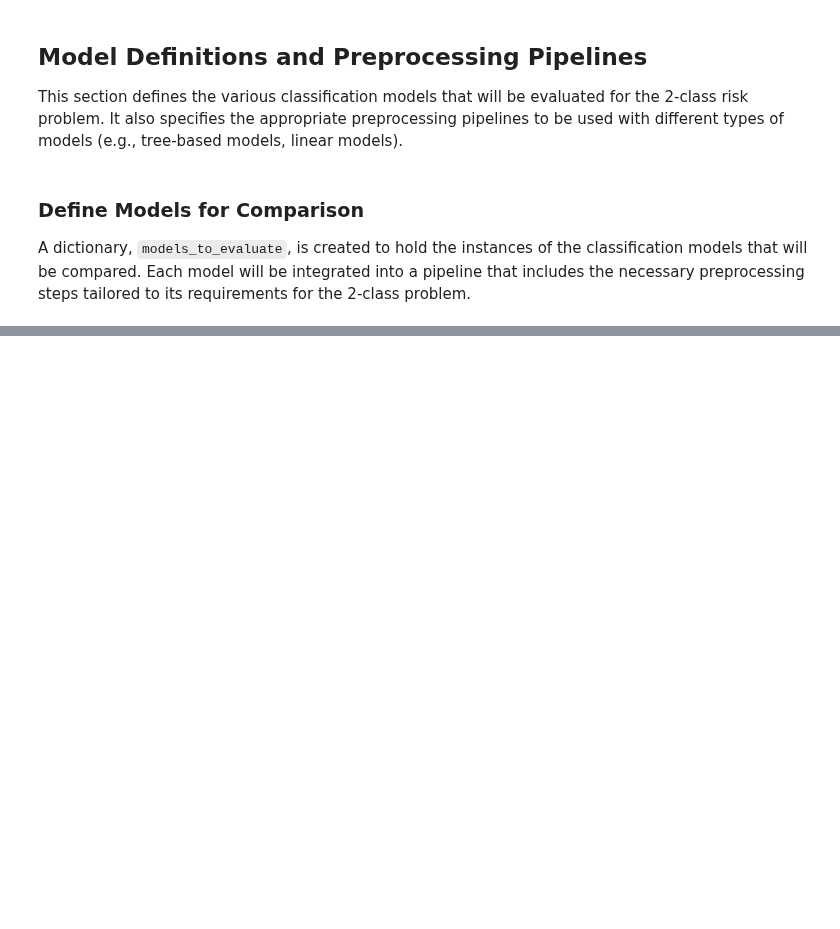
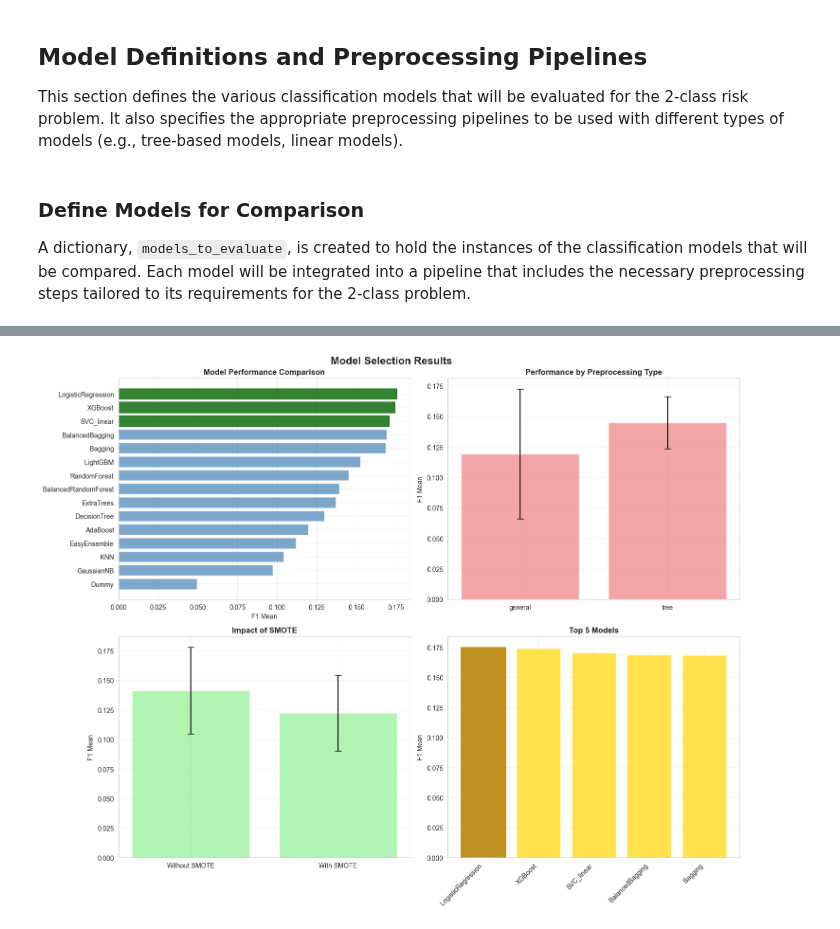
Before and after one commit to effemuraca/crime-analyzer, a Jupyter notebook: Notebooks/Classification/Modeling.ipynb, the cells around one changed output, grey strips where cells are left out. Drawn from its saved outputs; the diff is of its cells as text; code cells hidden in the pictures; blank space fills up the shorter version.

Commit message:
modeling finished

```diff
--- a/Notebooks/Classification/Modeling.ipynb
+++ b/Notebooks/Classification/Modeling.ipynb
@@ -1909,0 +666,18 @@ print("\n=== Modeling Workflow Completed ===")
+# %%
+precomputed_targets_path = os.path.join(modeling_results_dir, 'precomputed_targets.pkl')
+with open(precomputed_targets_path, 'rb') as f:
+    precomputed_targets = pickle.load(f)
+
+print(f"Precomputed targets loaded from: {precomputed_targets_path}")
+print(f"Precomputed targets for {len(precomputed_targets)} folds.")
+# print some stats
+for fold_idx, targets in precomputed_targets.items():
+    print(f"Fold {fold_idx}: Train engineered targets: {len(targets['y_train_engineered'])}, "
+          f"Validation engineered targets: {len(targets['y_val_engineered'])}")
+
+# print info about the precomputed targets (how many 1 and how many 0 in each fold)
+for fold_idx, targets in precomputed_targets.items():
+    train_counts = np.bincount(targets['y_train_engineered'])
+    val_counts = np.bincount(targets['y_val_engineered'])
+    print(f"Fold {fold_idx}: Train engineered targets: {train_counts}, "
+          f"Validation engineered targets: {val_counts}")
@@ -1909,0 +1048,79 @@ print("\n=== Modeling Workflow Completed ===")
+# %%
+# Display results with proper error handling
+if not model_results_df.empty:
+    try:
+        # Sort and display results
+        if PRIMARY_METRIC_MODEL_SELECTION in model_results_df.columns:
+            sorted_df = model_results_df.sort_values(by=PRIMARY_METRIC_MODEL_SELECTION, ascending=False)
+            display(sorted_df)
+        else:
+            print(f"Warning: Primary metric '{PRIMARY_METRIC_MODEL_SELECTION}' not found in results")
+            display(model_results_df)
+    except Exception as e:
+        print(f"Error displaying results: {e}")
+        display(model_results_df.head())
+else:
+    print("No model results to display.")
+
+# Analyze results with comprehensive validation
+best_model_name = None
+analysis_summary = {}
+
+if not model_results_df.empty and PRIMARY_METRIC_MODEL_SELECTION in model_results_df.columns:
+    # Filter out models with errors or NaN scores
+    valid_model_results_df = model_results_df.dropna(subset=[PRIMARY_METRIC_MODEL_SELECTION])
+    if 'error' in model_results_df.columns:
+        valid_model_results_df = valid_model_results_df[valid_model_results_df['error'].isna()]
+
+    if not valid_model_results_df.empty:
+        try:
+            analysis_summary = analyze_model_results(valid_model_results_df, primary_metric=PRIMARY_METRIC_MODEL_SELECTION)
+
+            # Only create visualization if analysis succeeded
+            if analysis_summary and 'error' not in analysis_summary:
+                create_results_visualization(valid_model_results_df, analysis_summary, primary_metric=PRIMARY_METRIC_MODEL_SELECTION)
+
+                # Extract best model information safely
+                if 'best_model' in analysis_summary and analysis_summary['best_model']:
+                    best_model_info = analysis_summary['best_model']
+                    best_model_name = best_model_info['name']
+                    print(f"\nBest model from selection: {best_model_name} with {PRIMARY_METRIC_MODEL_SELECTION}: {best_model_info['score']:.4f}")
+
+                    # Additional model details
+                    print(f"   Preprocessing type: {best_model_info.get('preprocessing', 'unknown')}")
+                    print(f"   Uses SMOTE: {best_model_info.get('uses_smote', 'unknown')}")
+                else:
+                    print("\nCould not extract best model information from analysis")
+            else:
+                print(f"\nAnalysis failed: {analysis_summary.get('error', 'Unknown error')}")
+
+        except Exception as e:
+            print(f"\nError during analysis: {e}")
+            analysis_summary = {'error': str(e)}
+    else:
+        print(f"\nNo valid models with primary metric '{PRIMARY_METRIC_MODEL_SELECTION}' found after filtering")
+        print("This could be due to:")
+        print("  - All models failed during cross-validation")
+        print("  - Primary metric not calculated properly")
+        print("  - Data loading or preprocessing issues")
+
+elif not model_results_df.empty:
+    print(f"\nPrimary metric '{PRIMARY_METRIC_MODEL_SELECTION}' not found in results columns")
+    print(f"Available columns: {list(model_results_df.columns)}")
+else:
+    print("\nModel selection produced no results")
+    print("This indicates a fundamental issue with:")
+    print("  - Data loading")
+    print("  - Model configuration")
+    print("  - Cross-validation setup")
+
+# Final status summary
+if best_model_name:
+    print(f"\nFinal Result: {best_model_name} selected as best model")
+else:
+    print(f"\nNo best model could be determined")
+    print("Review the errors above and check:")
+    print("  - Data preprocessing artifacts")
+    print("  - Model configurations")
+    print("  - Cross-validation setup")
+# %% [output]
@@ -1909,0 +1164 @@ print("\n=== Modeling Workflow Completed ===")
+[figure, added]
```
Also changed, not shown: parts of 25 cells of this notebook, 1 other file.
